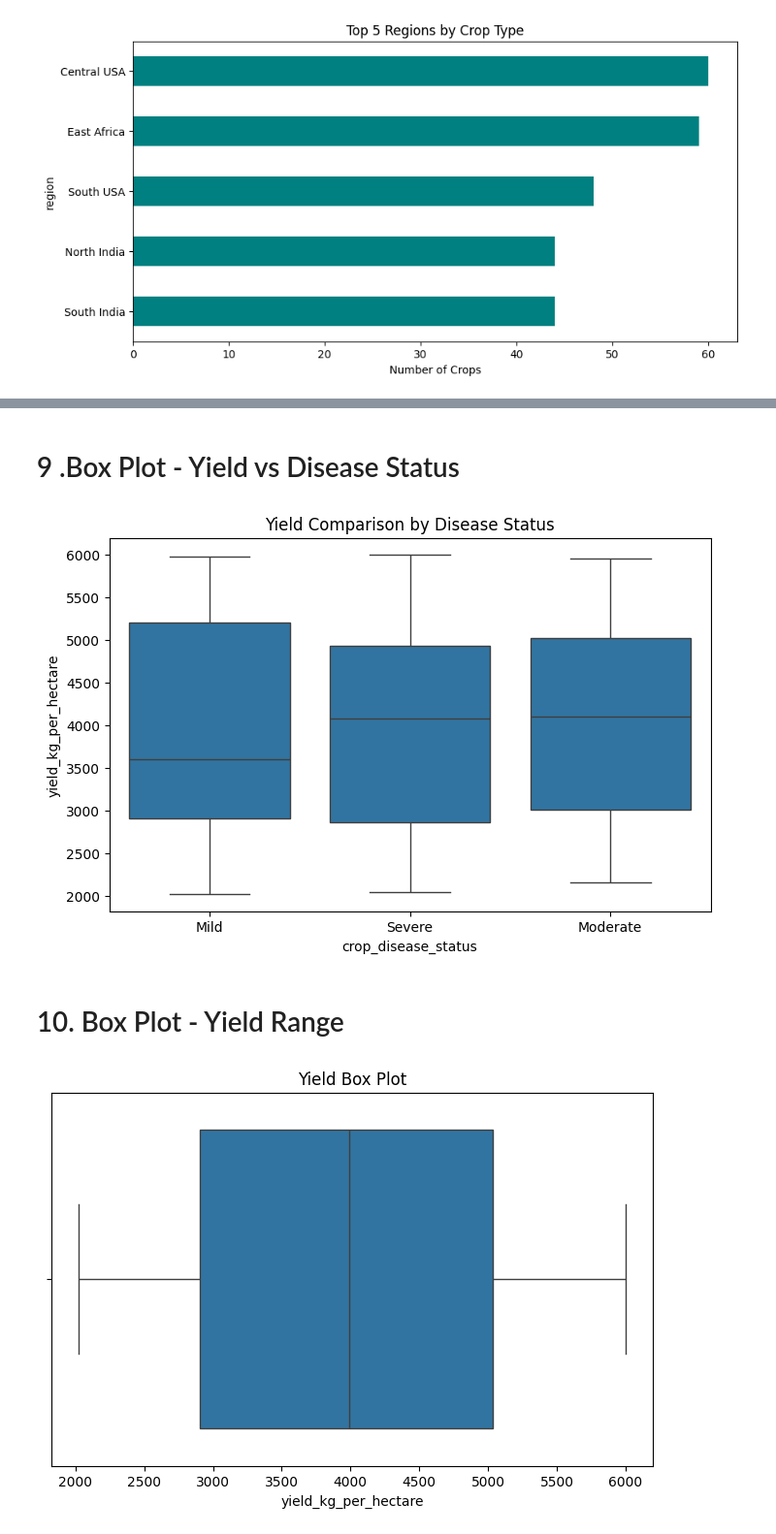
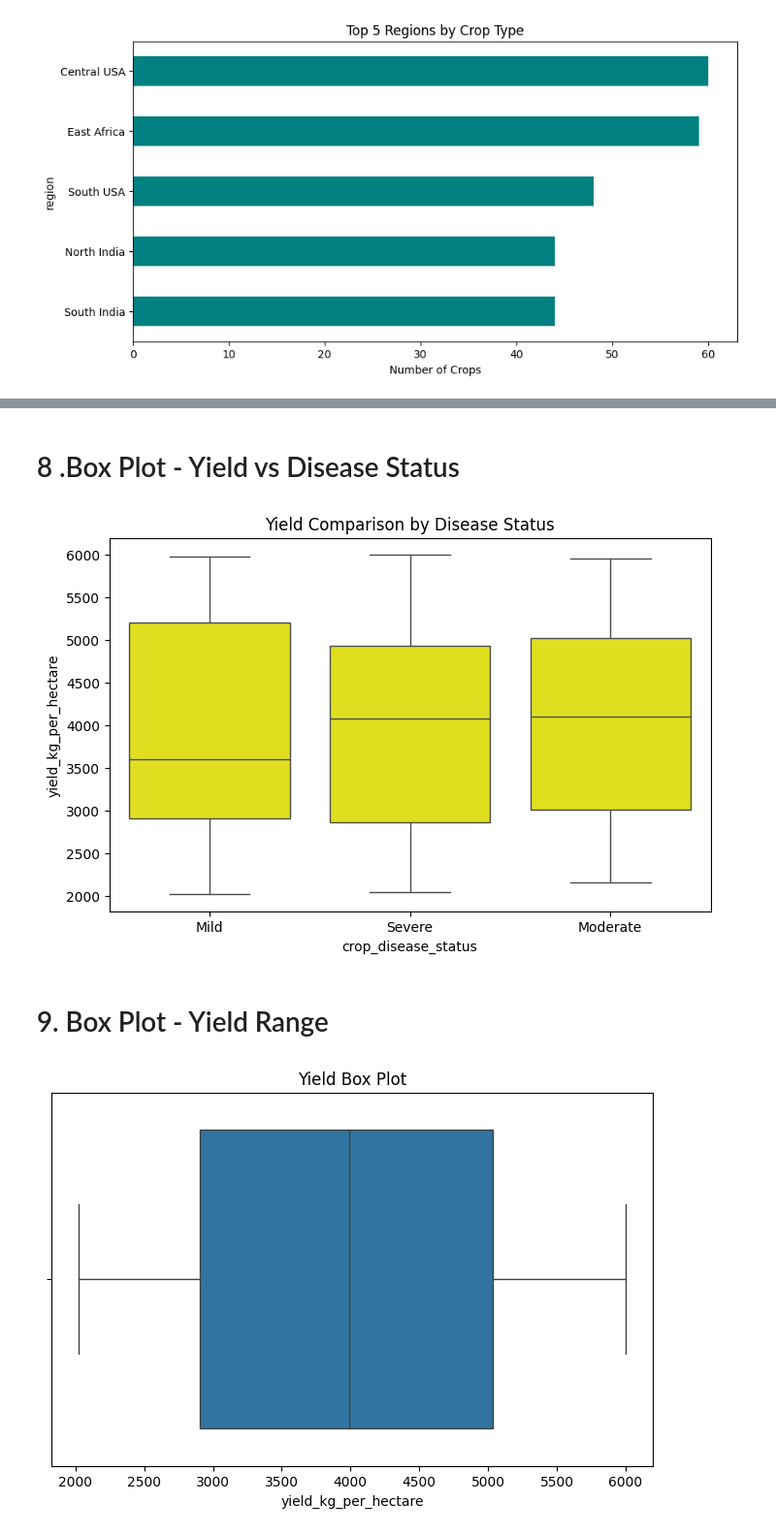
Before and after one commit to balkrishna-16/Datascience-in-Python, a Jupyter notebook: Project_SMart_Farming.ipynb, the cells around one changed output, grey strips where cells are left out. Shown at 97% size. Saved outputs shown, nothing was run; the diff lists cells and outputs as text; code cells hidden in the pictures.

```diff
--- a/Project_SMart_Farming.ipynb
+++ b/Project_SMart_Farming.ipynb
@@ -187,14 +175,14 @@ plt.show()
 # %% [markdown]
-# 9 .Box Plot - Yield vs Disease Status
+# 8 .Box Plot - Yield vs Disease Status
 # %%
 plt.figure(figsize=(8,5))
-sns.boxplot(x='crop_disease_status', y='yield_kg_per_hectare', data=sf)
+sns.boxplot(x='crop_disease_status', y='yield_kg_per_hectare', data=sf, color='yellow')
 plt.title("Yield Comparison by Disease Status")
 plt.show()
 # %% [output]
-[figure, old version]
+[figure, new version]
 # %% [markdown]
-# 10. Box Plot - Yield Range
+# 9. Box Plot - Yield Range
 # %%
 plt.figure(figsize=(8,5))
 sns.boxplot(x=sf['yield_kg_per_hectare'])
```
Also changed, not shown: parts of 16 cells of this notebook.
